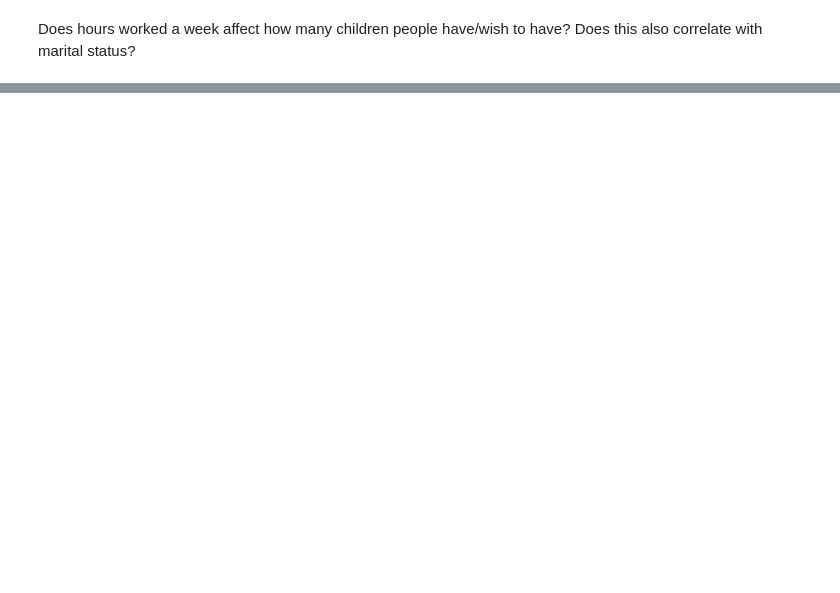
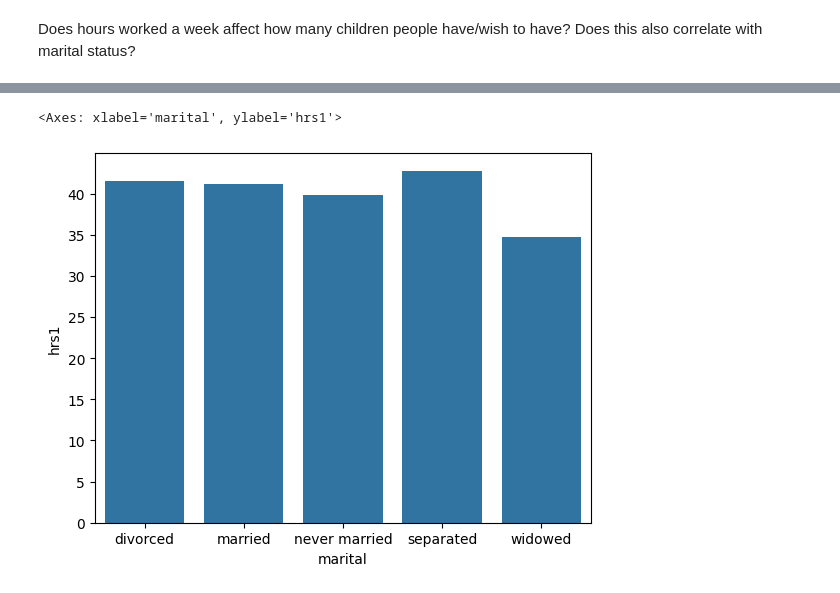
Before and after one commit to imdressel/project_gss, a Jupyter notebook: GSS_Catherine's_Part.ipynb, the cells around one changed output, grey strips where cells are left out. Drawn from its saved outputs; the diff is of its cells as text; code cells hidden in the pictures; blank space fills up the shorter version.

```diff
--- a/GSS_Catherine's_Part.ipynb
+++ b/GSS_Catherine's_Part.ipynb
@@ -106,0 +148,3 @@ sns.scatterplot(data=df, x=hrs1, y=childs, hue=marital)
+# %%
+mean_hrs = df.groupby('marital')['hrs1'].mean()
+mean_hrs
@@ -106,0 +159,6 @@ sns.scatterplot(data=df, x=hrs1, y=childs, hue=marital)
+# %%
+## barplot: graph marital status by mean hours worked a week
+sns.barplot(data=mean_hrs)
+# %% [output]
+<Axes: xlabel='marital', ylabel='hrs1'>
+[figure, added]
```
Also changed, not shown: parts of 7 cells of this notebook.
